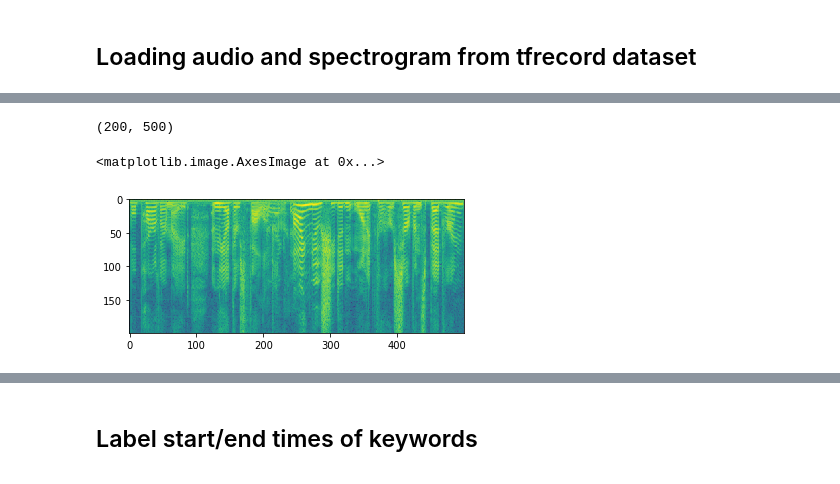
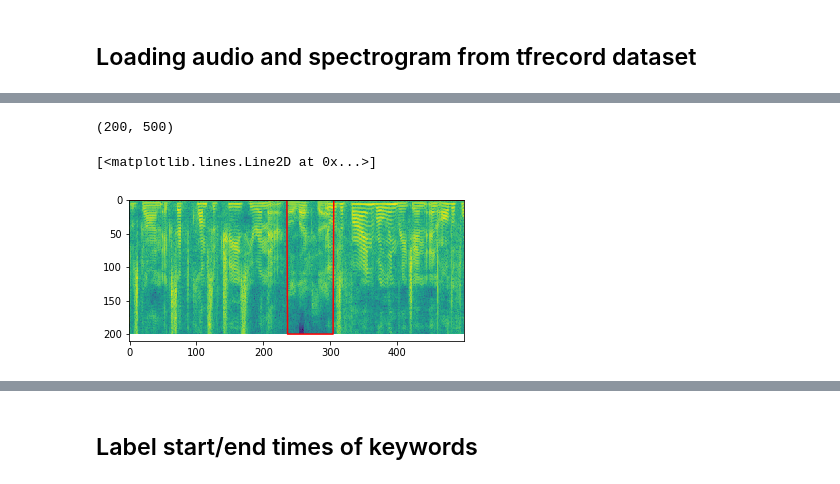
Before and after one commit to ilyakava/py3fst, a Jupyter notebook: data_augment.ipynb, the cells around one changed output, grey strips where cells are left out. Cells and saved outputs as stored; diff of their text form; code cells hidden in the pictures.

```diff
--- a/data_augment.ipynb
+++ b/data_augment.ipynb
@@ -48,7 +48,7 @@ len(n_files)
 104014
 # %%
 # load positive source files, with metadata
-with open('data/alexa.annotated.ilya.json') as json_file:
+with open('data/alexa.annotated.frank+ilya.json') as json_file:
     positive_metadata = json.load(json_file)
 source_files_ = list(positive_metadata.keys())
 source_files = [os.path.join('/scratch0/ilya/locDoc/data/alexa/v1/alexa', fname) for fname in source_files_]
@@ -312,7 +312,7 @@ ipd.Audio(clip_slow_altered.samples[clip_slow_altered.start: clip_slow_altered.e
 We will sample from the true distribution with a multinomial
 # %%
 lengths_ms = np.arange(0.4,0.9,0.05)
-lengths_counts, _ = np.histogram(wakeword_lens, bins=len_bins)
+lengths_counts, _ = np.histogram(wakeword_lens, bins=lengths_ms)
 lengths_probabilities = lengths_counts / lengths_counts.sum()
 print(lengths_counts)
 # %% [output]
@@ -474,16 +474,14 @@ ipd.Audio(mix, rate=sr)
 # %% [markdown]
 ## Loading audio and spectrogram from tfrecord dataset
 # %%
-tfrecord_file = '/scratch1/ilya/locDoc/data/alexa/v4/train/_clean_speech_00_0000.tfrecord'
-#tfrecord_file = '/scratch0/ilya/locDoc/data/alexa/v3/train/_negative_00_0000.tfrecord'
+tfrecord_file = '/scratch1/ilya/locDoc/data/alexa/v4c/train/_clean_speech_00_0000.tfrecord'
 # %%
 examples = []
 specs = []
 spec_labs = []
 limit = 100
-# dataset = tf.data.TFRecordDataset(filenames=filenames, compression_type='GZIP', buffer_size=buffer_size)
 
-for i, example in enumerate(tf.python_io.tf_record_iterator(tfrecord_file, tf.python_io.TFRecordOptions(tf.python_io.TFRecordCompressionType.GZIP))):
+for i, example in enumerate(tf.python_io.tf_record_iterator(tfrecord_file)):
     eg_np = tf.train.Example.FromString(example)
     audio_segment = pydub.AudioSegment(
         eg_np.features.feature["audio"].bytes_list.value[0],
@@ -509,9 +507,12 @@ ipd.Audio(examples[i], rate=16000)
 # %%
 plt.figure()
 
 print(specs[i].shape)
-plt.imshow(np.log(specs[i]))
+log_spec = np.log(specs[i])
+log_spec = (log_spec-log_spec.min()) / (log_spec.max()-log_spec.min())
+plt.imshow(log_spec)
+plt.plot(np.array(spec_labs[i])*200, color='red')
 # %% [output]
 (200, 500)
-<matplotlib.image.AxesImage at 0x...>
+[<matplotlib.lines.Line2D at 0x...>]
-[figure, old version]
+[figure, new version]
```
Also changed, not shown: parts of 8 cells of this notebook, 2 other files.
